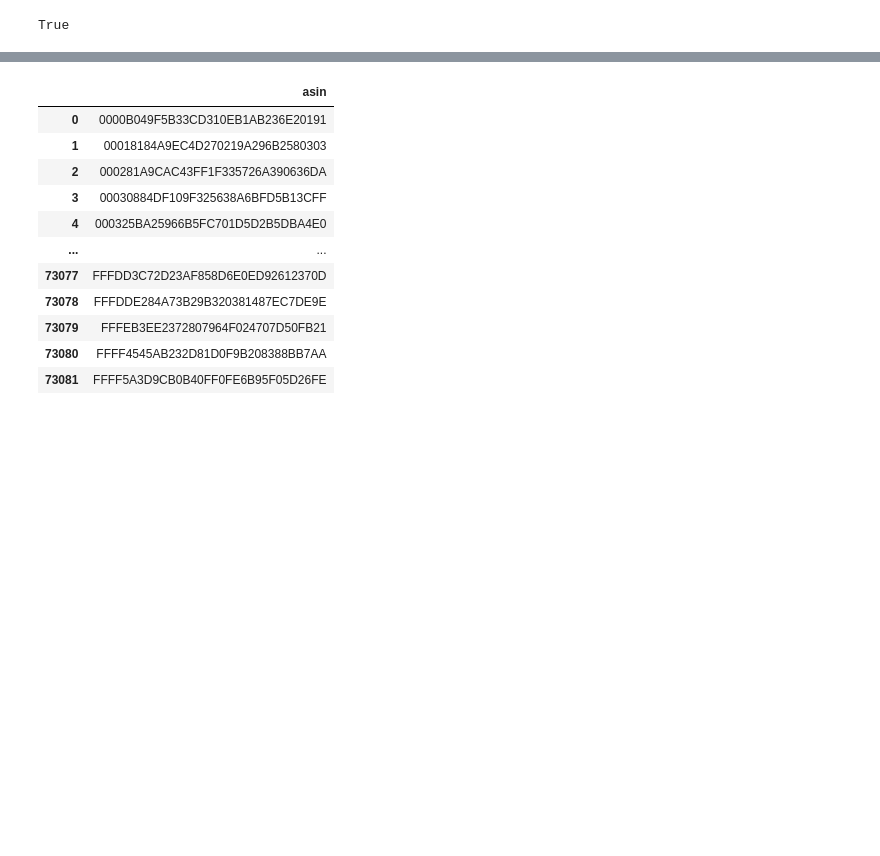
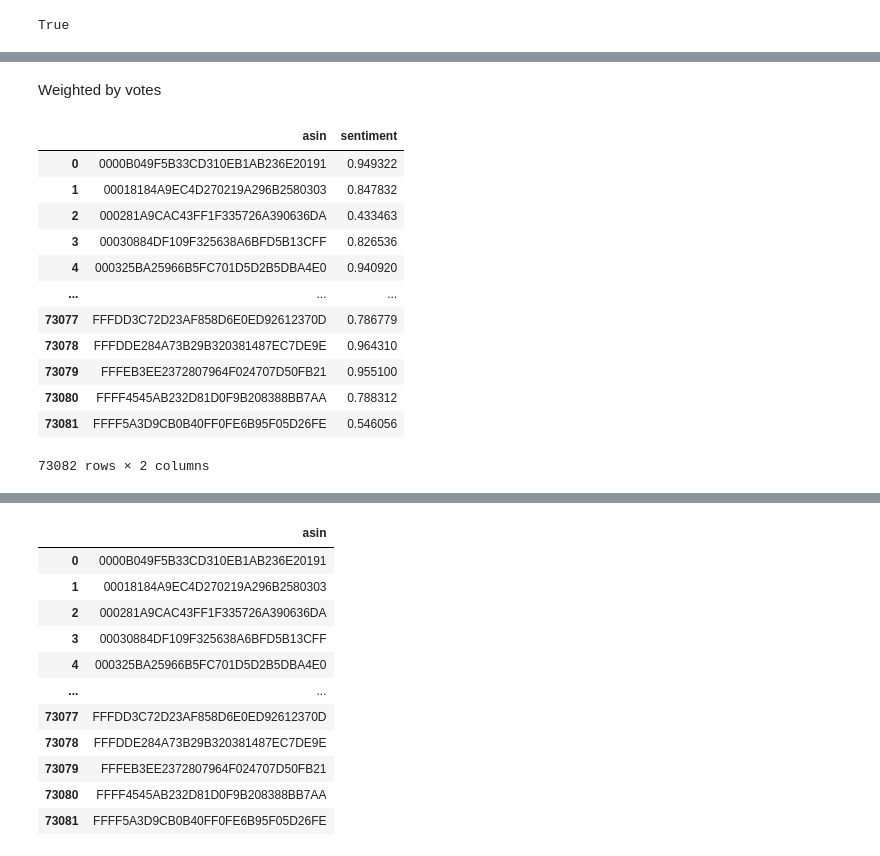
Before and after one commit to wubbalubbadu/ML-project, a Jupyter notebook: workingResults.ipynb, the cells around one changed output, grey strips where cells are left out. Cells and saved outputs as stored; diff of their text form; code cells hidden in the pictures; blank space fills up the shorter version.

```diff
--- a/workingResults.ipynb
+++ b/workingResults.ipynb
@@ -189,3 +315,48 @@ KeyboardInterrupt:
+# %% [markdown]
+Weighted by votes
+# %%
+sia = SentimentIntensityAnalyzer()
+product_sentiments = []
+for asin, reviews in tqdm(grouped_data):
+    try:
+        total_weighted_score = 0
+        total_votes = 0
+        for idx, row in reviews.iterrows():
+            review = row["reviewText"]
+            votes = int(row["vote"].replace(',',"")) if row["vote"] is not None else 1  # Replace 'votes' with your actual column name
+            score = sia.polarity_scores(review)["compound"]
+            weighted_score = votes * score
+            total_weighted_score += weighted_score
+            total_votes += votes
+        avg_sentiment = total_weighted_score / total_votes if total_votes else 0
+        product_sentiments.append({"asin": asin, "sentiment": avg_sentiment})
+    except Exception as e:
+        logging.error(f'Error computing sentiment score for asin {asin}. Error message: {str(e)}')
+
+# create a new dataframe for the sentiment scores
+sentiment_df = pd.DataFrame(product_sentiments)
+
+# # save the dataframe to a CSV file
+sentiment_df.to_csv("product_sentiment_weighted_votes.csv", index=False)
+
+# # log the successful completion of the program
+logging.info("Sentiment analysis completed successfully.")
+
+sentiment_df
+# %% [output]
+|  | asin | sentiment |
+| 0 | 0000B049F5B33CD310EB1AB236E20191 | 0.949322 |
+| 1 | 00018184A9EC4D270219A296B2580303 | 0.847832 |
+| 2 | 000281A9CAC43FF1F335726A390636DA | 0.433463 |
+| 3 | 00030884DF109F325638A6BFD5B13CFF | 0.826536 |
+| 4 | 000325BA25966B5FC701D5D2B5DBA4E0 | 0.940920 |
+| ... | ... | ... |
+| 73077 | FFFDD3C72D23AF858D6E0ED92612370D | 0.786779 |
+| 73078 | FFFDDE284A73B29B320381487EC7DE9E | 0.964310 |
+| 73079 | FFFEB3EE2372807964F024707D50FB21 | 0.955100 |
+| 73080 | FFFF4545AB232D81D0F9B208388BB7AA | 0.788312 |
+| 73081 | FFFF5A3D9CB0B40FF0FE6B95F05D26FE | 0.546056 |
+73082 rows × 2 columns
 # %%
 # merge the sentiment_df with c0_train
 
```
Also changed, not shown: parts of 15 cells of this notebook, 7 other files.
